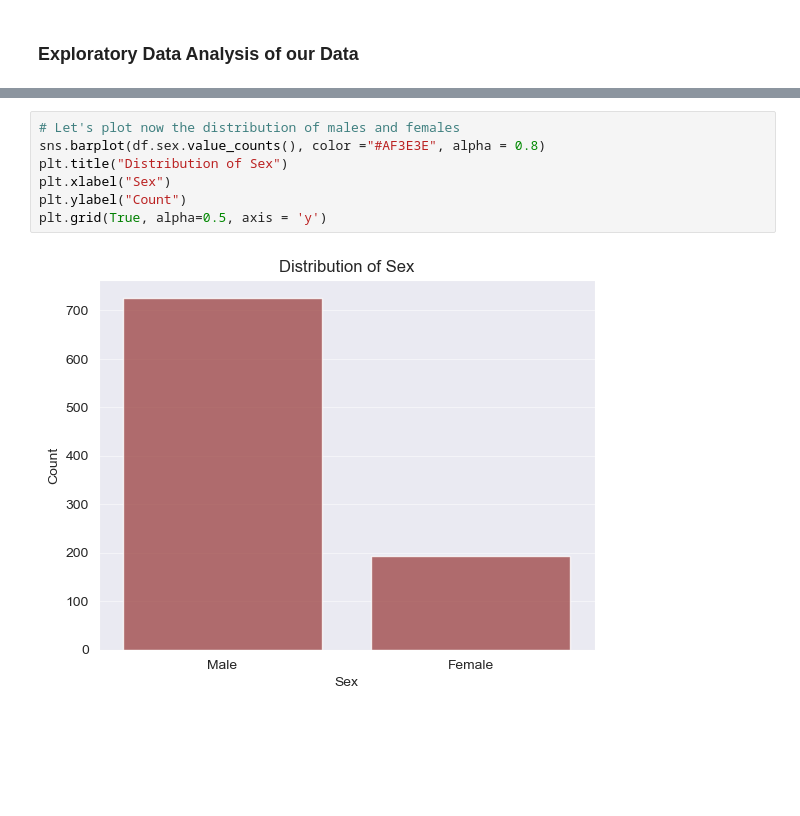
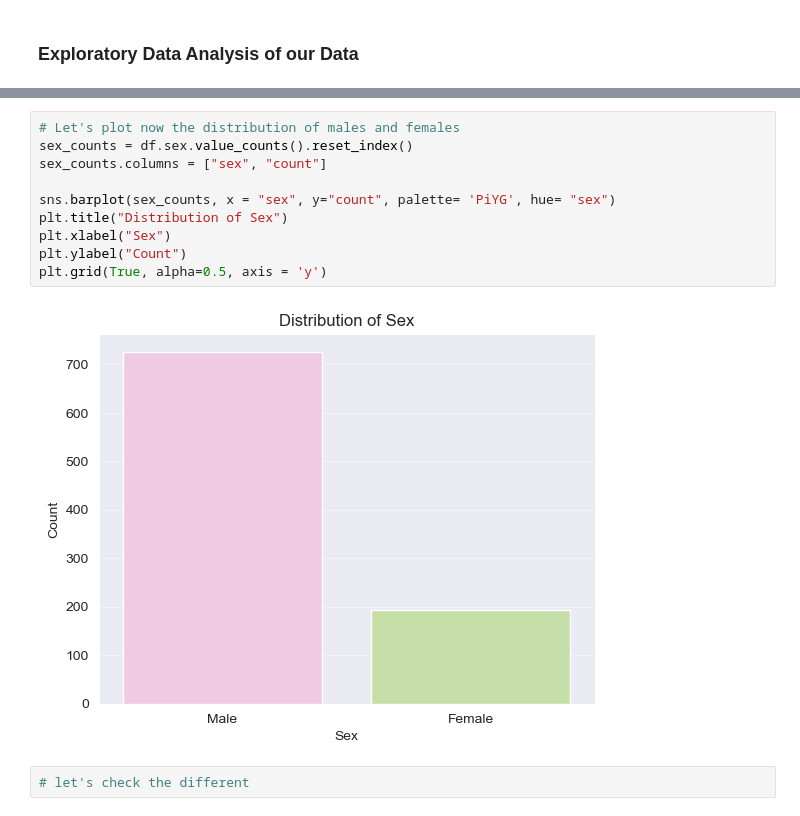
Before and after one commit to imelinc/heart-disease-project, a Jupyter notebook: heart-disease-project.ipynb, the cells around one changed output, grey strips where cells are left out. Saved outputs shown, nothing was run; the diff lists cells and outputs as text; blank space fills up the shorter version.

Commit message:
Changed the plots

```diff
--- a/heart-disease-project.ipynb
+++ b/heart-disease-project.ipynb
@@ -155,9 +160,14 @@ Mode of age: 54
 # %%
 # Let's plot now the distribution of males and females
-sns.barplot(df.sex.value_counts(), color ="#AF3E3E", alpha = 0.8)
+sex_counts = df.sex.value_counts().reset_index()
+sex_counts.columns = ["sex", "count"]
+
+sns.barplot(sex_counts, x = "sex", y="count", palette= 'PiYG', hue= "sex")
 plt.title("Distribution of Sex")
 plt.xlabel("Sex")
 plt.ylabel("Count")
 plt.grid(True, alpha=0.5, axis = 'y')
 # %% [output]
-[figure, old version]
+[figure, new version]
+# %%
+# let's check the different
```
Also changed, not shown: parts of 2 cells of this notebook.
